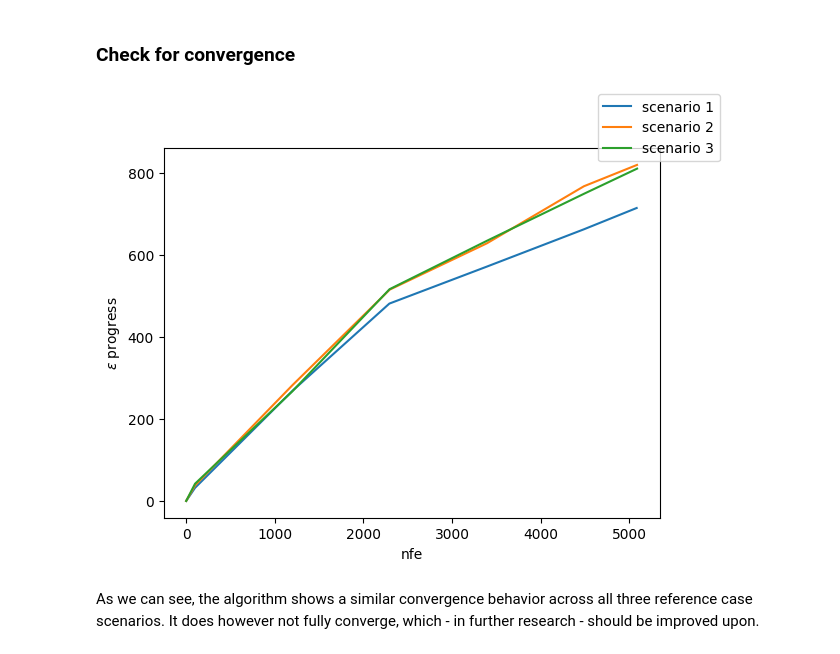
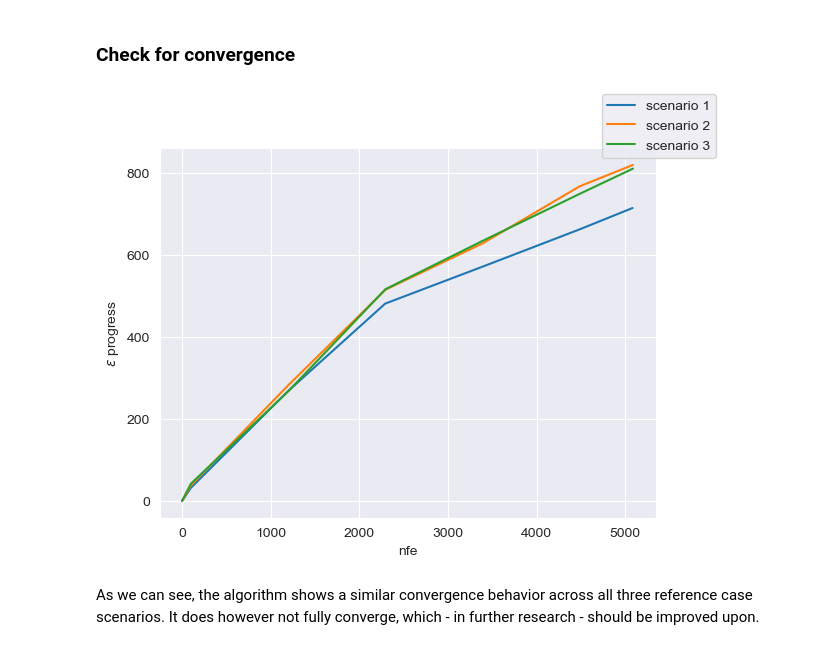
Before and after one commit to phillippmueller/model-based-decision-making, a Jupyter notebook: final assignment/Multi-Scenario MORDM .ipynb, the cells around one changed output. Drawn from its saved outputs; the diff is of its cells as text; code cells hidden in the pictures.

Commit message:
finalized plots for MS-MORDM + uploads to plots

```diff
--- a/final assignment/Multi-Scenario MORDM .ipynb
+++ b/final assignment/Multi-Scenario MORDM .ipynb
@@ -484,0 +474,5 @@ iteritems is deprecated and will be removed in a future version. Use .items inst
+# %%
+box.inspect_tradeoff()
+sns.set_style('darkgrid')
+fig6 = box.show_tradeoff()
+fig6.savefig("./plots/PRIM_tradeoff_dike3_iter1.png")
@@ -643,17 +629,18 @@ convergence
 # %% [markdown]
 ### Check for convergence
 # %%
-fig, ax2 = plt.subplots(ncols=1)
+fig7, ax = plt.subplots(ncols=1)
 
 for i, df in enumerate(convergence):
-    ax2.plot(df["nfe"], df["epsilon_progress"], label=f'scenario {i+1}')
+    ax.plot(df["nfe"], df["epsilon_progress"], label=f'scenario {i+1}')
 
-ax2.set_ylabel('$\epsilon$ progress')
-ax2.set_xlabel('nfe')
-fig.legend()
+ax.set_ylabel('$\epsilon$ progress')
+ax.set_xlabel('nfe')
+fig7.legend()
 plt.show()
+fig7.savefig("./plots/EpsilonProgress_dike2_iter2.png")
 # %% [output]
-[figure, old version]
+[figure, new version]
 # %% [markdown]
 As we can see, the algorithm shows a similar convergence behavior across all three reference case scenarios. It does however not fully converge, which - in further research - should be improved upon.
 # %% [markdown]
```
Also changed, not shown: parts of 17 cells of this notebook, 10 other files.
